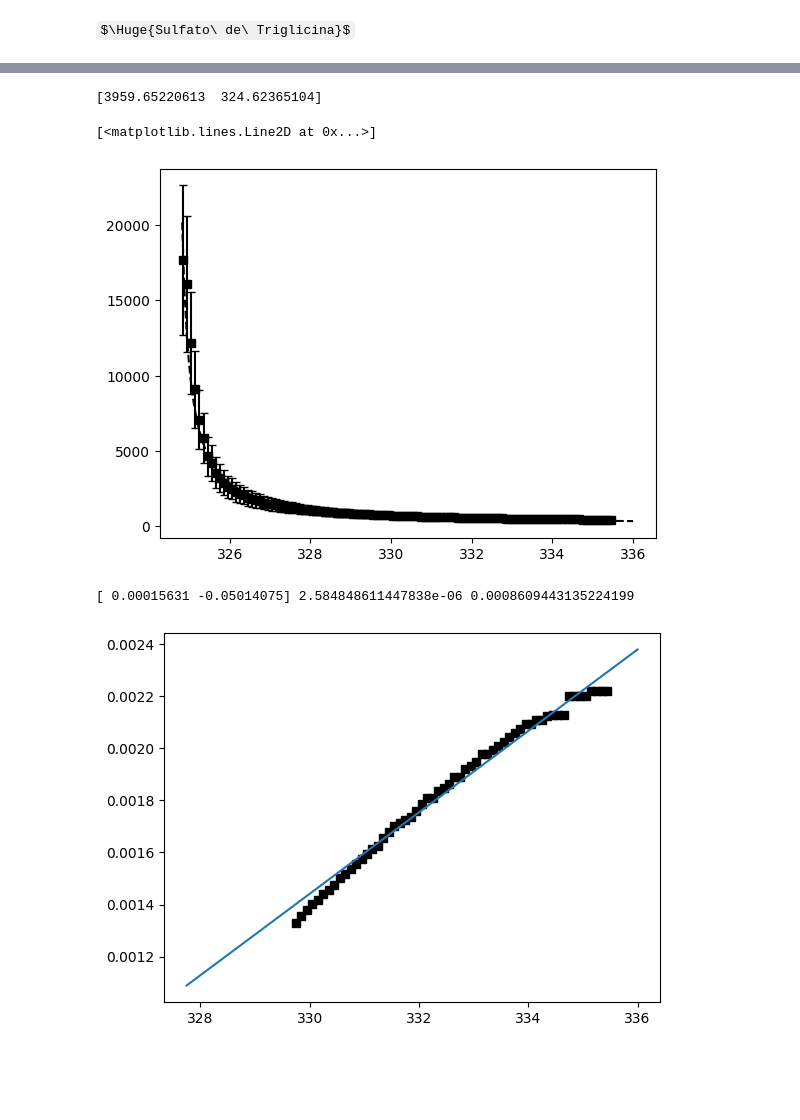
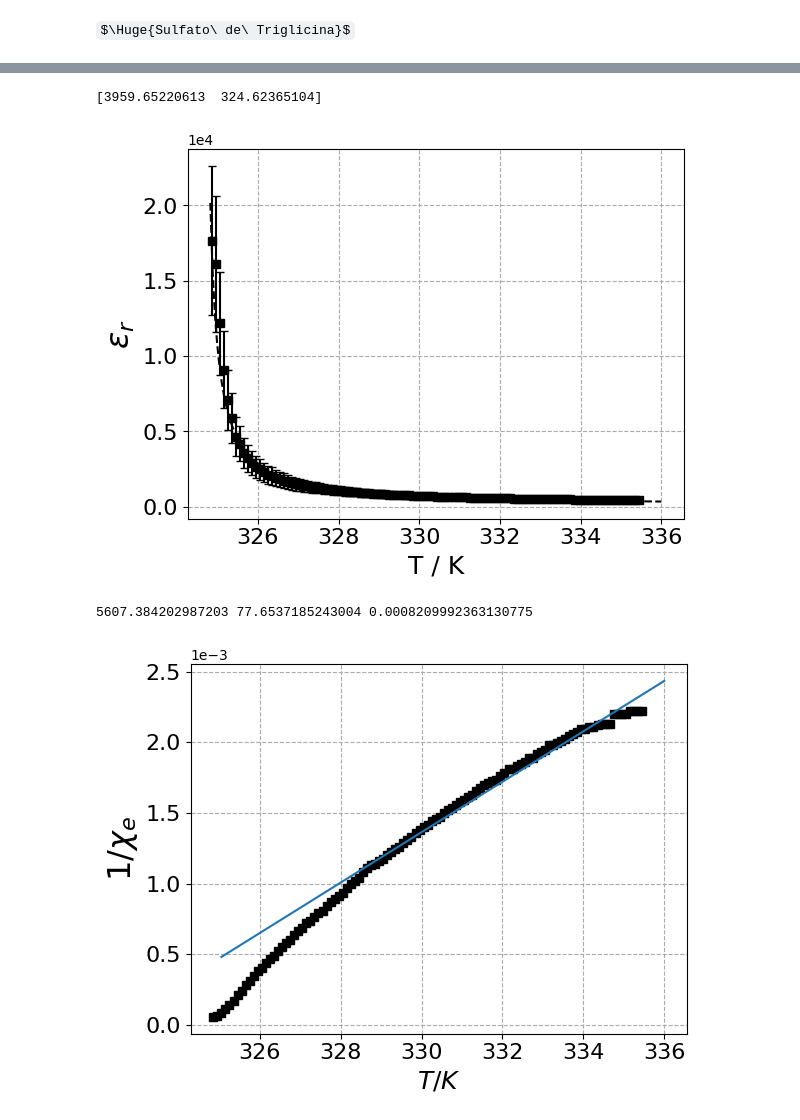
Before and after one commit to albertopeinador/FES_Curie, a Jupyter notebook: Curie.ipynb, the cells around one changed output, grey strips where cells are left out. Drawn from its saved outputs; the diff is of its cells as text; code cells hidden in the pictures; some formulas as TeX source; blank space fills up the shorter version.

```diff
--- a/Curie.ipynb
+++ b/Curie.ipynb
@@ -254,38 +272,53 @@ Tc_TGS = df['T'].loc[Tc_TGS_index]
 # %%
 #   Fit c-w
 
 ax2 = plt.gca()
-
+ax2.ticklabel_format(axis = 'y', style = 'scientific', scilimits=[-3, 3])
+ax2.tick_params(axis='both', which='major', labelsize=16)
+ax2.tick_params(axis='both', which='minor', labelsize=16)
 plt.errorbar(df['T'].loc[:Tc_TGS_index-1], df['C'].loc[:Tc_TGS_index-1], yerr = sE[:Tc_TGS_index], fmt = 'ks', capsize = 3)
 
 fit_TGS, cov_TGS = curve_fit (cw, df['T'].loc[:Tc_TGS_index-1], df['C'].loc[:Tc_TGS_index-1], p0 = [1e3, 324.5], sigma = sE[:Tc_TGS_index])
 
 print(fit_TGS)
 x_fit = np.linspace(Tc_TGS + 0.07, 336, 200)
 
 y_fit = cw(x_fit, fit_TGS[0], fit_TGS[1])
 
 ax2.plot(x_fit, y_fit, 'k--')
+
+ax2.set_xlabel('T / K', fontsize = 18)
+ax2.set_ylabel('$\epsilon_r$', fontsize = 23)
+ax2.grid(linestyle = '--', color = '#aaaaaa')
+plt.savefig('TGS_cw.pdf')
 # %% [output]
 [3959.65220613  324.62365104]
-[<matplotlib.lines.Line2D at 0x...>]
-[figure, old version]
+[figure, new version]
 # %%
-
+ax = plt.gca()
+ax.ticklabel_format(axis = 'y', style = 'scientific', scilimits=[-3, 3])
+ax.tick_params(axis='both', which='major', labelsize=16)
+ax.tick_params(axis='both', which='minor', labelsize=16)
 df['C'] = 1. / (df['C']-1)
 sX = []
 for i in range(len(df['C'])):
     sX.append(inc.incerts (1./(x-1), [x], [df['C'].loc[i]], [sE[i]]))
+ax.ticklabel_format(axis = 'y', style = 'scientific', scilimits=[-3, 3])
+ax.plot(df['T'].loc[:Tc_TGS_index-1], df['C'].loc[:Tc_TGS_index-1],'ks')
 
-plt.plot(df['T'].loc[:Tc_TGS_index-50], df['C'].loc[:Tc_TGS_index-50],'ks')
+fit, cov = curve_fit (rect, df['T'].loc[:Tc_TGS_index-1], df['C'].loc[:Tc_TGS_index-1], sigma = sX[:Tc_TGS_index])
 
-fit, cov = curve_fit (rect, df['T'].loc[:Tc_TGS_index-50], df['C'].loc[:Tc_TGS_index-50], sigma = sX[:Tc_TGS_index-49])
-
-x_fit = np.linspace(Tc_TGS + 3, 336, 200)
+x_fit = np.linspace(Tc_TGS + 0.3, 336, 200)
 
 y_fit = rect(x_fit, fit[0], fit[1])
-plt.plot(x_fit, y_fit)
-print (fit, np.sqrt(cov[0][0]), np.sqrt(cov[1][1]))
+ax.plot(x_fit, y_fit)
+print (1. / fit[0], inc.incerts(1. / x, [x], [fit[0]], [np.sqrt(cov[0][0])]), np.sqrt(cov[1][1]))
+
+
+ax.set_xlabel('$T / K$', fontsize = 18)
+ax.set_ylabel('$1 / \chi_e$', fontsize = 23)
+ax.grid(linestyle = '--', color = '#aaaaaa')
+plt.savefig('TGS_rect.pdf')
 # %% [output]
-[ 0.00015631 -0.05014075] 2.584848611447838e-06 0.0008609443135224199
+5607.384202987203 77.6537185243004 0.0008209992363130775
-[figure, old version]
+[figure, new version]
```
Also changed, not shown: parts of 6 cells of this notebook, 7 other files.
